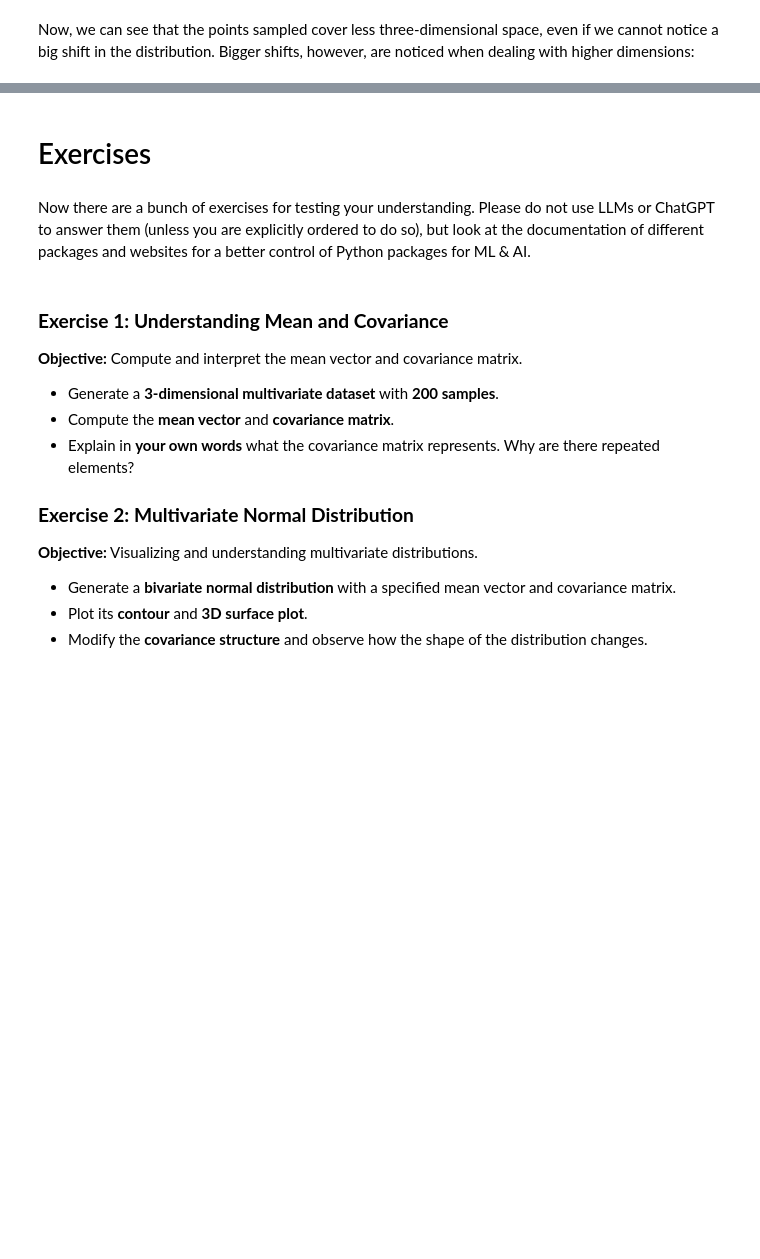
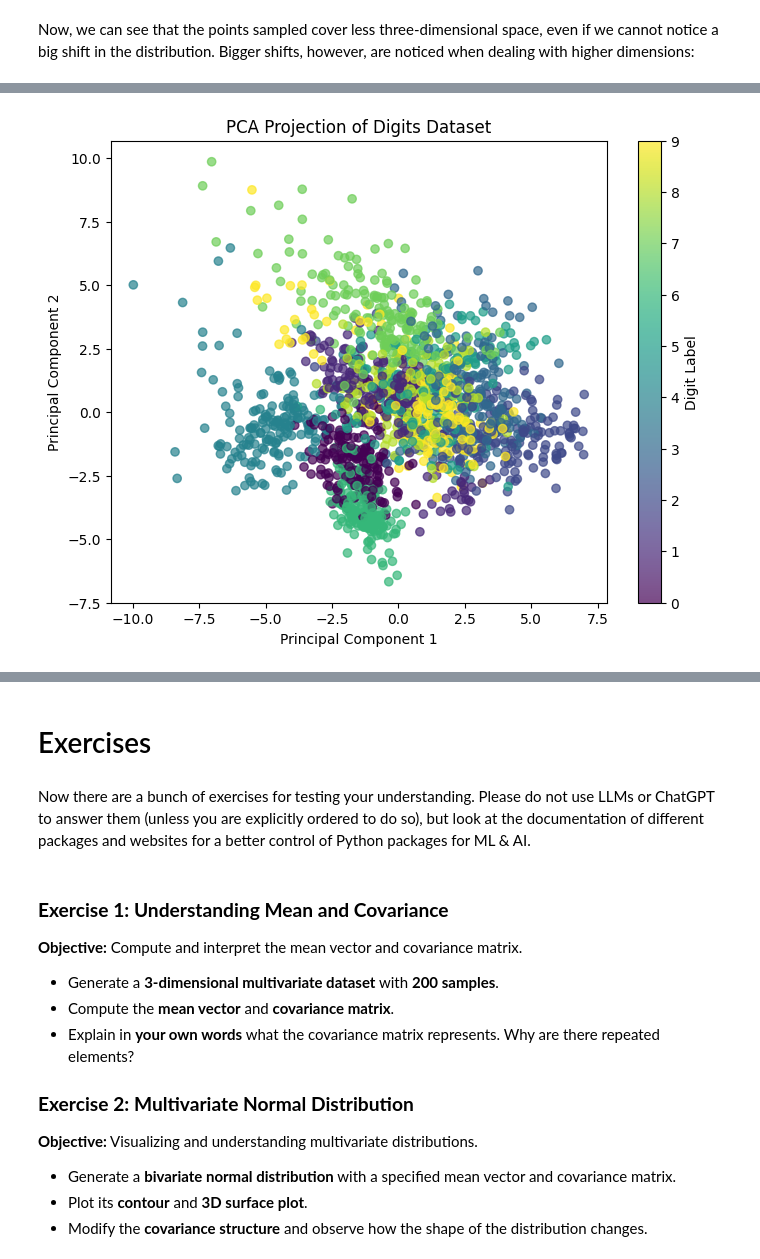
Before and after one commit to ikercb2000/ML4Econ_Course, a Jupyter notebook: Course_Notebooks/1_Stats_Refresher.ipynb, the cells around one changed output, grey strips where cells are left out. Saved outputs shown, nothing was run; the diff lists cells and outputs as text; code cells hidden in the pictures; blank space fills up the shorter version.

```diff
--- a/Course_Notebooks/1_Stats_Refresher.ipynb
+++ b/Course_Notebooks/1_Stats_Refresher.ipynb
@@ -251,0 +359,20 @@ plt.show()
+# %%
+digits = load_digits()
+X = digits.data
+y = digits.target
+
+scaler = StandardScaler()
+X_scaled = scaler.fit_transform(X)
+
+pca = PCA(n_components=2)
+X_pca = pca.fit_transform(X_scaled)
+
+plt.figure(figsize=(8, 6))
+plt.scatter(X_pca[:, 0], X_pca[:, 1], c=y, cmap='viridis', alpha=0.7)
+plt.xlabel('Principal Component 1')
+plt.ylabel('Principal Component 2')
+plt.colorbar(label='Digit Label')
+plt.title('PCA Projection of Digits Dataset')
+plt.show()
+# %% [output]
+[figure, added]
```
Also changed, not shown: parts of 18 cells of this notebook, 1 other file.
